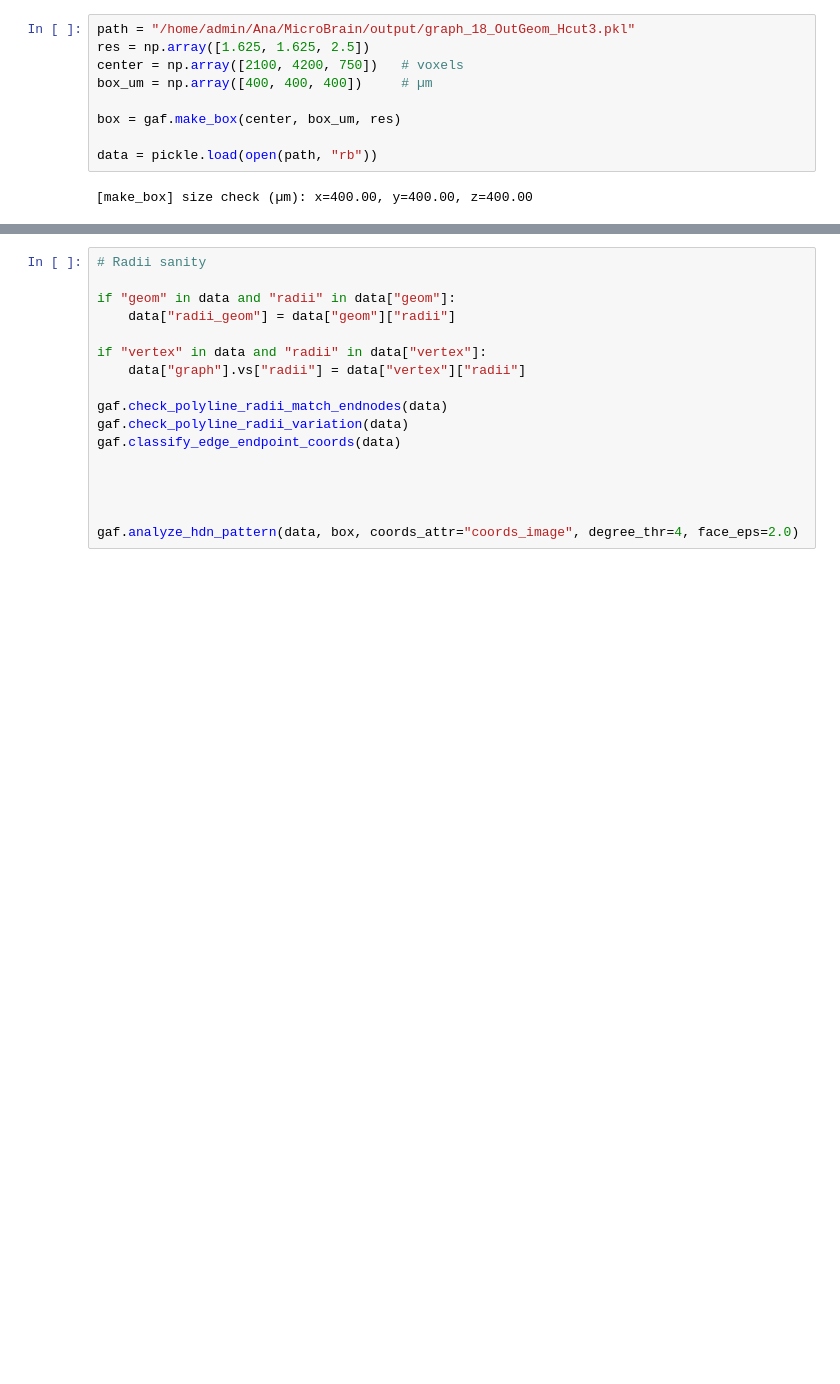
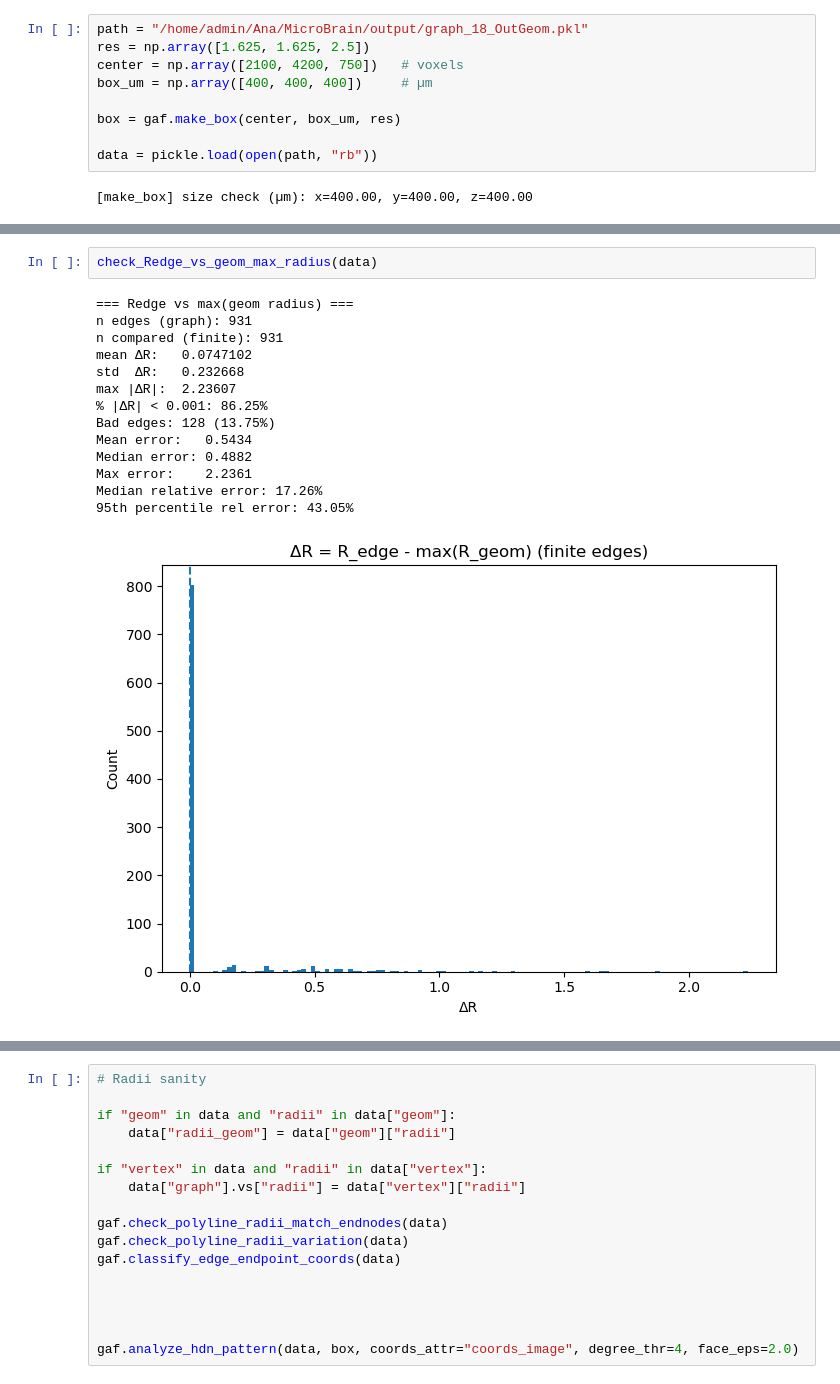
Before and after one commit to abarrio12/ARTORG, a Jupyter notebook: codes/Graph Analysis & by region/Untitled1.ipynb, the cells around one changed output, grey strips where cells are left out. Drawn from its saved outputs; the diff is of its cells as text; blank space fills up the shorter version.

```diff
--- a/codes/Graph Analysis & by region/Untitled1.ipynb
+++ b/codes/Graph Analysis & by region/Untitled1.ipynb
@@ -7,7 +7,7 @@ importlib.reload(gaf)
 # %% [output]
 <module 'graph_analysis_functions' from '/home/admin/Ana/MicroBrain/codes/Graph Analysis & by region/graph_analysis_functions.py'>
 # %%
-path = "/home/admin/Ana/MicroBrain/output/graph_18_OutGeom_Hcut3.pkl"
+path = "/home/admin/Ana/MicroBrain/output/graph_18_OutGeom.pkl"
 res = np.array([1.625, 1.625, 2.5])
 center = np.array([2100, 4200, 750])   # voxels
 box_um = np.array([400, 400, 400])     # µm
@@ -19,0 +156,17 @@ data = pickle.load(open(path, "rb"))
+# %%
+check_Redge_vs_geom_max_radius(data)
+# %% [output]
+=== Redge vs max(geom radius) ===
+n edges (graph): 931
+n compared (finite): 931
+mean ΔR:   0.0747102
+std  ΔR:   0.232668
+max |ΔR|:  2.23607
+% |ΔR| < 0.001: 86.25%
+Bad edges: 128 (13.75%)
+Mean error:   0.5434
+Median error: 0.4882
+Max error:    2.2361
+Median relative error: 17.26%
+95th percentile rel error: 43.05%
+[figure, added]
```
Also changed, not shown: parts of 6 cells of this notebook, 5 other files.
